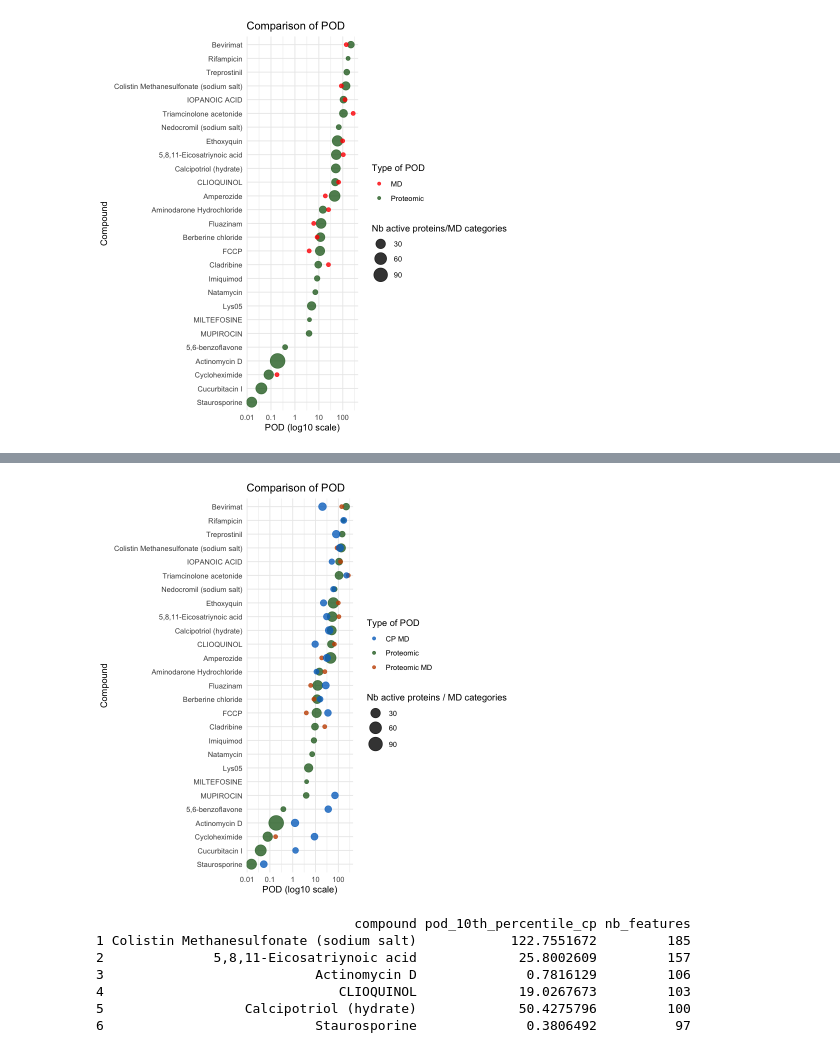
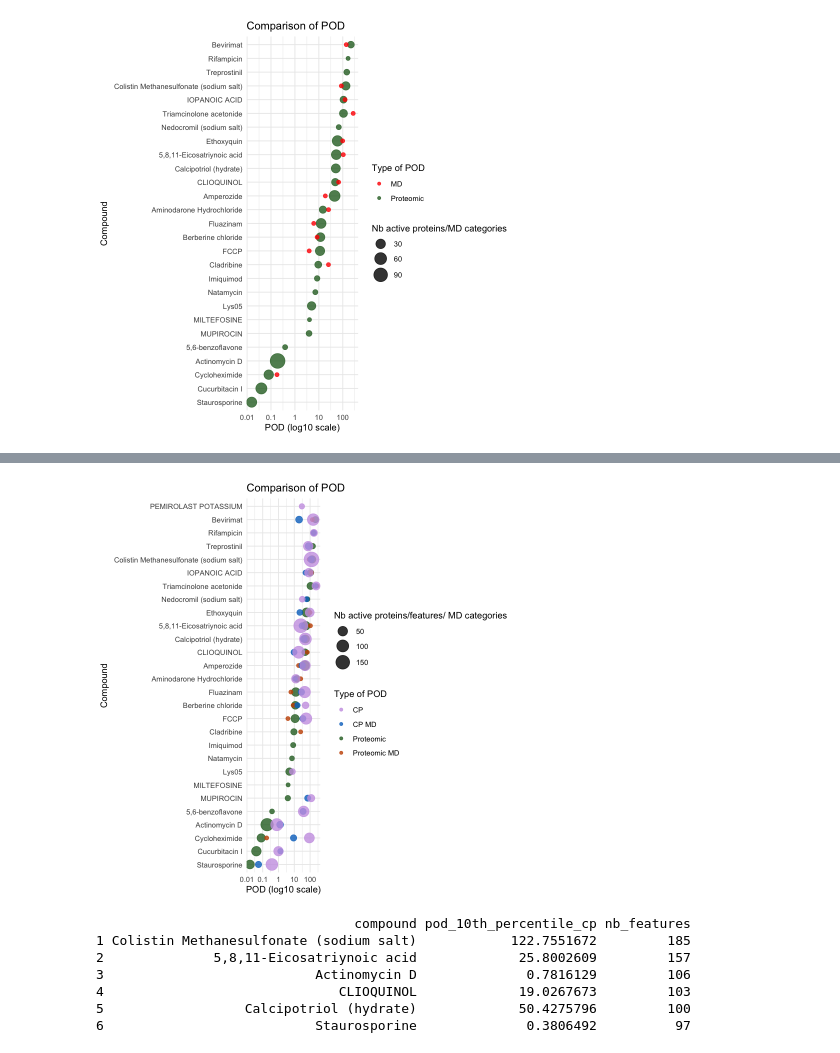
Before and after one commit to broadinstitute/2025_Grigoryan_Proteomics, a Jupyter notebook: 01.dose_response/08_curve_fit_MD_prot.ipynb, the cells around one changed output, grey strips where cells are left out. Drawn from its saved outputs; the diff is of its cells as text; code cells hidden in the pictures.

```diff
--- a/01.dose_response/08_curve_fit_MD_prot.ipynb
+++ b/01.dose_response/08_curve_fit_MD_prot.ipynb
@@ -271,6 +271,8 @@ final_df_md_prot <- read.csv("./outputs/results_MD_prot.csv", header = TRUE)
 final_df_prot <- read.csv("./outputs/results_POD_prot.csv", header = TRUE)
 
 final_df_cp <- read.csv("./outputs/results_POD_CP_data_10_perc.csv", header = TRUE)
+
+final_df_cp <- read.csv("./outputs/results_bmd_CP_data.csv", header = TRUE)
 # %%
 pod_summary_proteins <- final_df_prot %>%
   group_by(compound) %>%
@@ -331,7 +373,7 @@ pod_summary_md <- final_df_md_prot %>%
   group_by(compound) %>%
   summarise(
     pod_10th_percentile = unique(Concentration),
-    nb_proteins = 1,  # Pour éviter les NA
+    nb_proteins = 1,
     .groups = "drop"
   ) %>%
   mutate(type = "Proteomic MD")
@@ -343,38 +385,49 @@ pod_summary_cp <- final_df_md %>%
     nb_proteins = n_distinct(protein),
     .groups = "drop"
   ) %>%
   mutate(type = "CP MD")
 
-pod_summary_combined <- bind_rows(pod_summary_proteins, pod_summary_md, pod_summary_cp)
+pod_summary_cp_2 <- final_df_cp %>%
+  group_by(compound) %>%
+  summarise(
+    pod_10th_percentile = quantile(Concentration, probs = 0.10, na.rm = TRUE),
+    nb_proteins = n_distinct(protein),
+    .groups = "drop"
+  ) %>%
+  mutate(type = "CP")
+
+pod_summary_combined <- bind_rows(pod_summary_proteins, pod_summary_md, pod_summary_cp, pod_summary_cp_2)
 
 compound_order <- pod_summary_combined %>%
   filter(type == "Proteomic") %>%
   arrange(pod_10th_percentile) %>%
-  pull(compound)
+  pull(compound)%>%
+  union("PEMIROLAST POTASSIUM")
 
 ggplot(pod_summary_combined, aes(x = pod_10th_percentile, y = factor(compound, levels = compound_order))) +
   geom_point(aes(color = type, size = nb_proteins), alpha = 0.8) +
   scale_x_continuous(
     trans = "log10",
     breaks = c(0.001, 0.01, 0.1, 1, 10, 100, 1000),
     labels = c("0.001", "0.01", "0.1", "1", "10", "100", "1000")
   ) +
   scale_color_manual(values = c(
     "Proteomic" = "#2b6c2b",
     "Proteomic MD" = "#c75200",
-    "CP MD" = "#0073c7"
+    "CP MD" = "#0073c7",
+    "CP" = "#cba2e4"
   )) +
   scale_size_continuous(range = c(2, 8)) +
   labs(
     title = "Comparison of POD",
     x = "POD (log10 scale)",
     y = "Compound",
     color = "Type of POD",
-    size = "Nb active proteins / MD categories"
+    size = "Nb active proteins/features/ MD categories"
   ) +
   theme_minimal()
 # %% [output]
-[figure, old version]
+[figure, new version]
 # %%
 print(head(final_df_cp))
 # %% [output]
```
Also changed, not shown: parts of 2 cells of this notebook, 2 other files.
